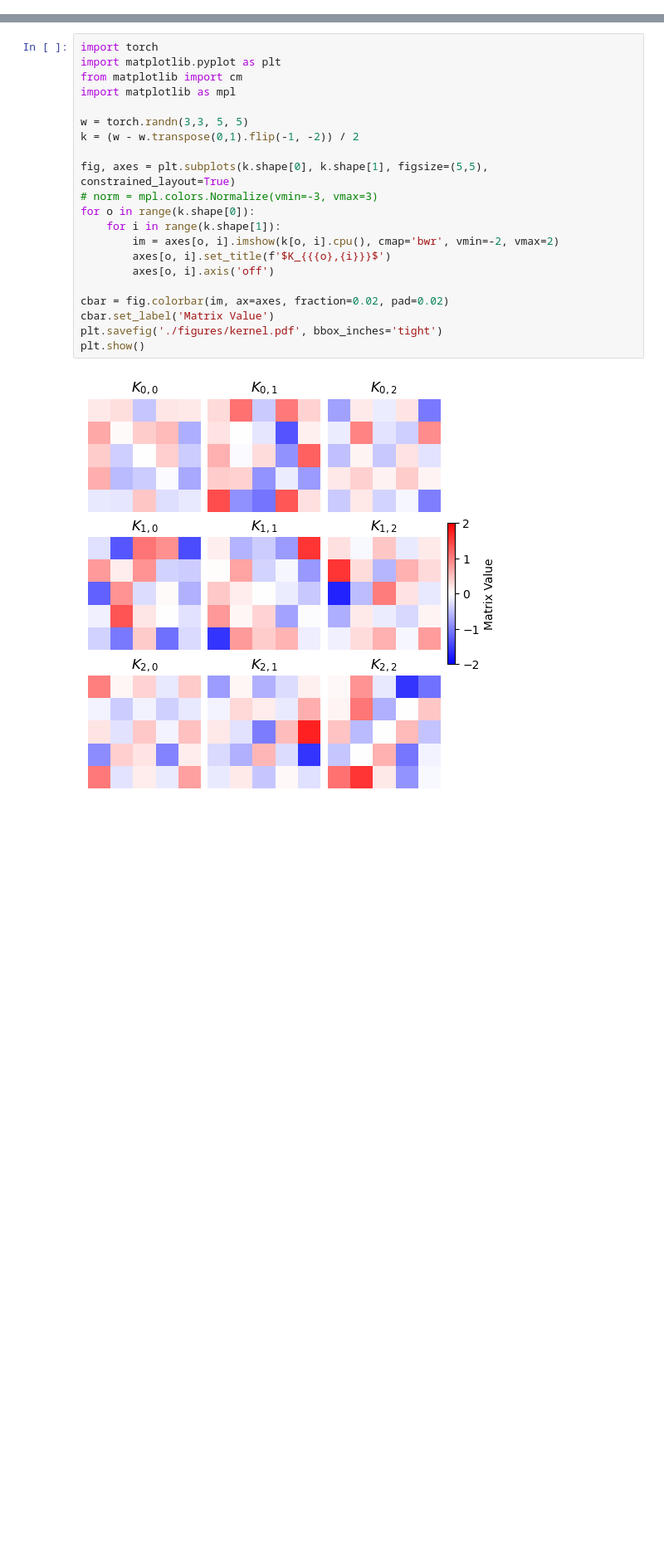
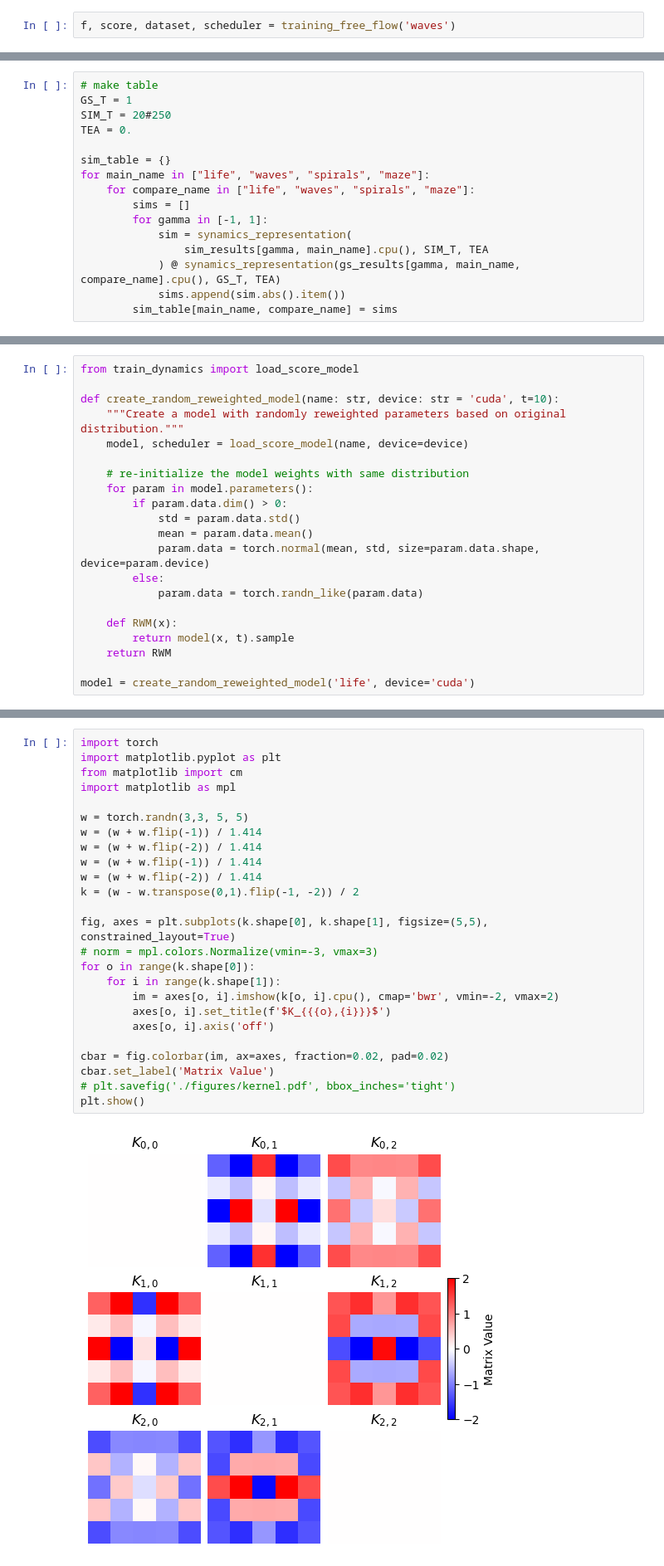
Before and after one commit to Zhangyanbo/pattern_to_dynamics, a Jupyter notebook: 2D_continous/training_free_turing.ipynb, the cells around one changed output, grey strips where cells are left out. Shown at 83% size. Drawn from its saved outputs; the diff is of its cells as text; blank space fills up the shorter version.

Commit message:
Update execution counts and add dataset loading outputs in training_free_turing notebook

```diff
--- a/2D_continous/training_free_turing.ipynb
+++ b/2D_continous/training_free_turing.ipynb
@@ -85,0 +218,2 @@ plt.show()
+# %%
+f, score, dataset, scheduler = training_free_flow('waves')
@@ -87,0 +339,16 @@ plt.show()
+# %%
+# make table
+GS_T = 1
+SIM_T = 20#250
+TEA = 0.
+
+sim_table = {}
+for main_name in ["life", "waves", "spirals", "maze"]:
+    for compare_name in ["life", "waves", "spirals", "maze"]:
+        sims = []
+        for gamma in [-1, 1]:
+            sim = synamics_representation(
+                sim_results[gamma, main_name].cpu(), SIM_T, TEA
+            ) @ synamics_representation(gs_results[gamma, main_name, compare_name].cpu(), GS_T, TEA)
+            sims.append(sim.abs().item())
+        sim_table[main_name, compare_name] = sims
@@ -88 +376,22 @@ plt.show()
+# %%
+from train_dynamics import load_score_model
+
+def create_random_reweighted_model(name: str, device: str = 'cuda', t=10):
+    """Create a model with randomly reweighted parameters based on original distribution."""
+    model, scheduler = load_score_model(name, device=device)
+
+    # re-initialize the model weights with same distribution
+    for param in model.parameters():
+        if param.data.dim() > 0:
+            std = param.data.std()
+            mean = param.data.mean()
+            param.data = torch.normal(mean, std, size=param.data.shape, device=param.device)
+        else:
+            param.data = torch.randn_like(param.data)
+
+    def RWM(x):
+        return model(x, t).sample
+    return RWM
+
+model = create_random_reweighted_model('life', device='cuda')
 # %%
@@ -146,23 +528,27 @@ for n1 in e_sims.keys():
 # %%
 import torch
 import matplotlib.pyplot as plt
 from matplotlib import cm
 import matplotlib as mpl
 
 w = torch.randn(3,3, 5, 5)
+w = (w + w.flip(-1)) / 1.414
+w = (w + w.flip(-2)) / 1.414
+w = (w + w.flip(-1)) / 1.414
+w = (w + w.flip(-2)) / 1.414
 k = (w - w.transpose(0,1).flip(-1, -2)) / 2
 
 fig, axes = plt.subplots(k.shape[0], k.shape[1], figsize=(5,5), constrained_layout=True)
 # norm = mpl.colors.Normalize(vmin=-3, vmax=3)
 for o in range(k.shape[0]):
     for i in range(k.shape[1]):
         im = axes[o, i].imshow(k[o, i].cpu(), cmap='bwr', vmin=-2, vmax=2)
         axes[o, i].set_title(f'$K_{{{o},{i}}}$')
         axes[o, i].axis('off')
 
 cbar = fig.colorbar(im, ax=axes, fraction=0.02, pad=0.02)
 cbar.set_label('Matrix Value')
-plt.savefig('./figures/kernel.pdf', bbox_inches='tight')
+# plt.savefig('./figures/kernel.pdf', bbox_inches='tight')
 plt.show()
 # %% [output]
-[figure, old version]
+[figure, new version]
```
Also changed, not shown: parts of 20 cells of this notebook.
